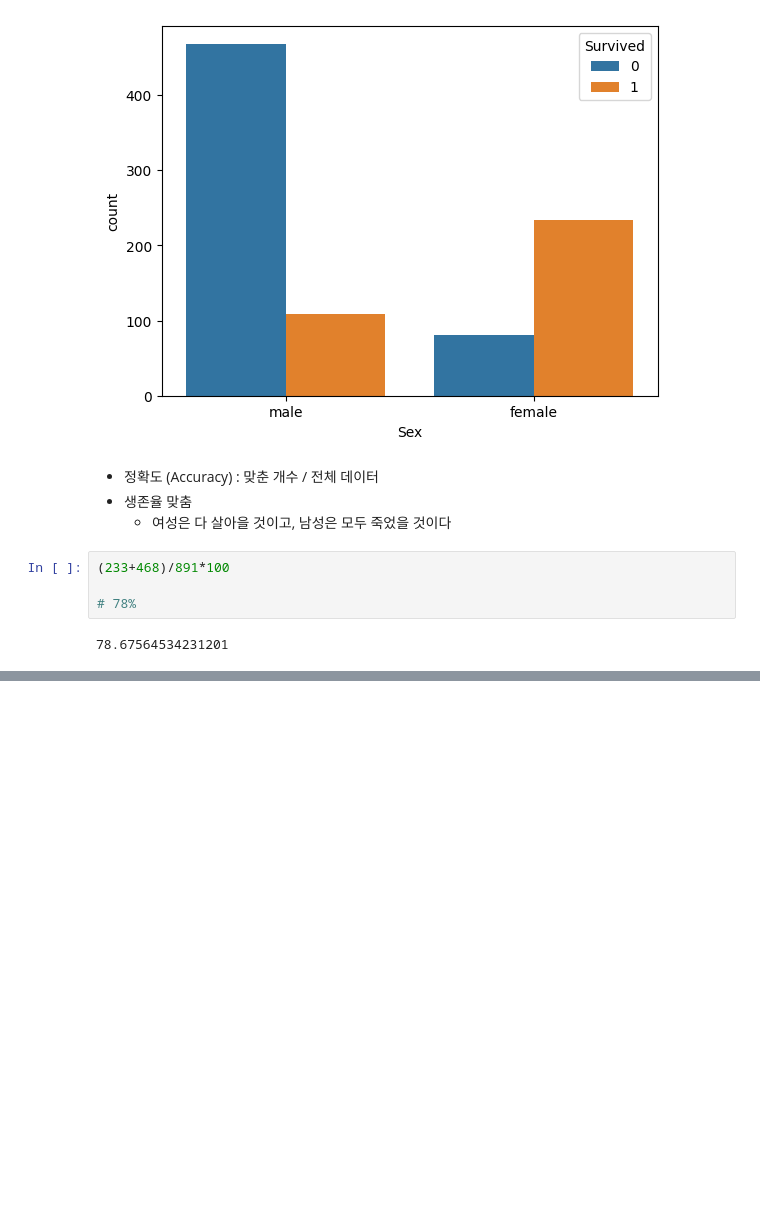
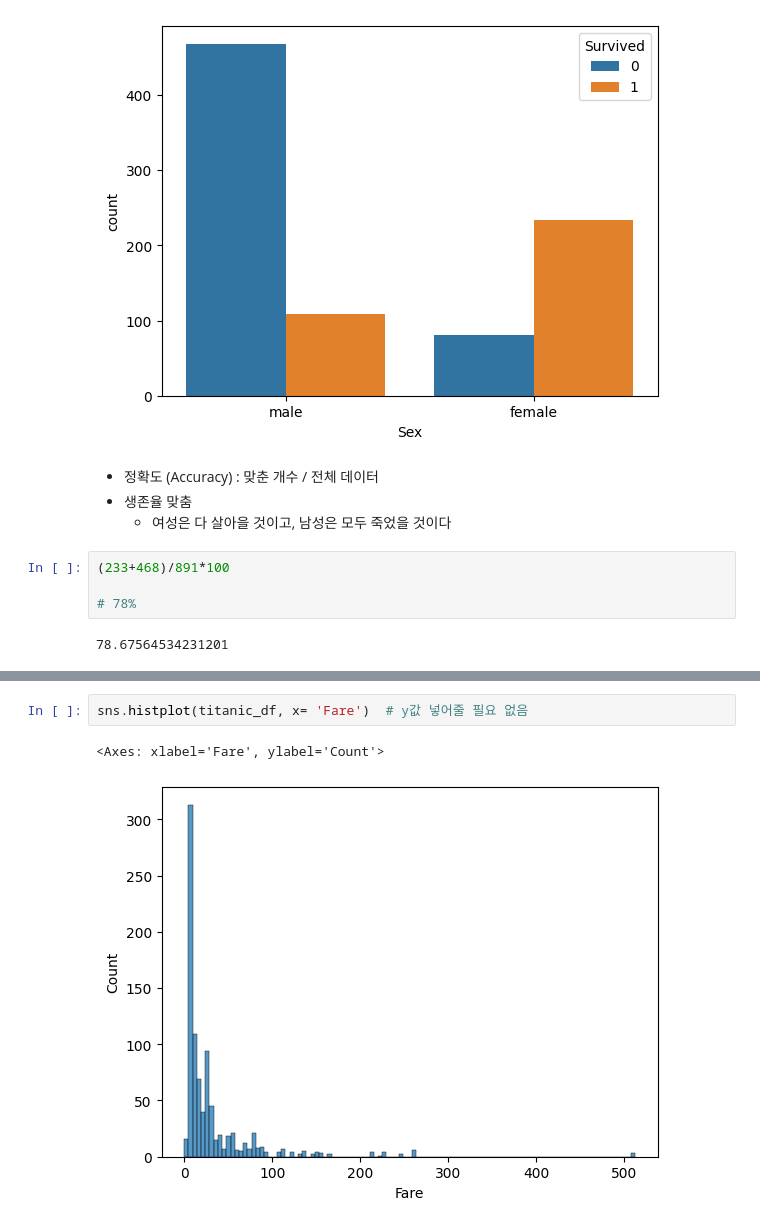
Before and after one commit to Joy-9707/sparta_practice, a Jupyter notebook: logistic regression.ipynb, the cells around one changed output, grey strips where cells are left out. Drawn from its saved outputs; the diff is of its cells as text; blank space fills up the shorter version.

```diff
--- a/logistic regression.ipynb
+++ b/logistic regression.ipynb
@@ -50,0 +102,5 @@ sns.countplot(titanic_df, x='Sex', hue = 'Survived') #hue : 범례(색깔..?)
+# %%
+sns.histplot(titanic_df, x= 'Fare')  # y값 넣어줄 필요 없음
+# %% [output]
+<Axes: xlabel='Fare', ylabel='Count'>
+[figure, added]
```
Also changed, not shown: parts of 26 cells of this notebook.
